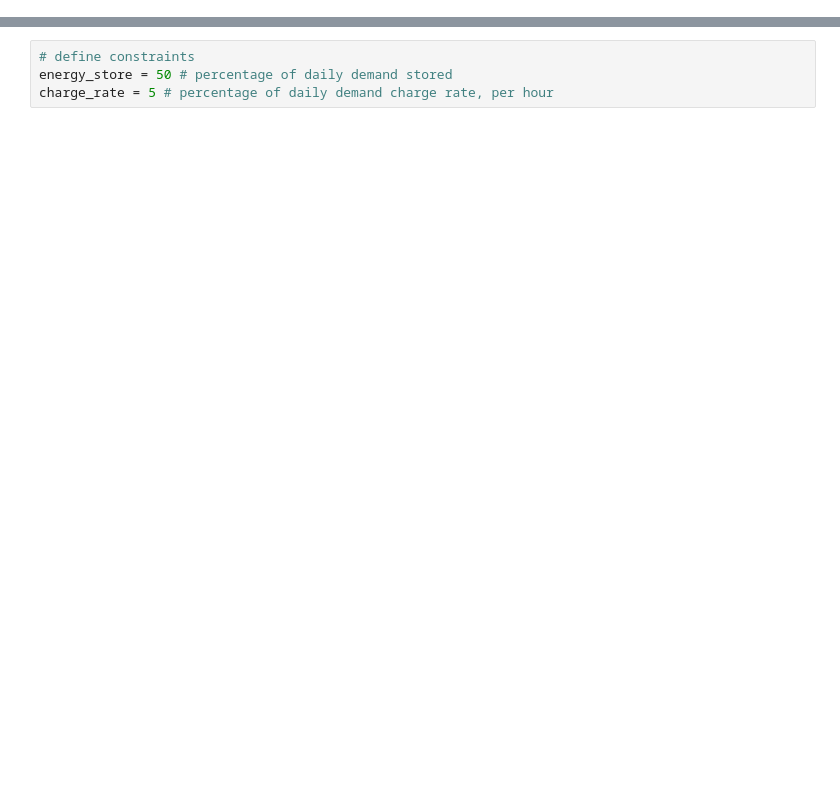
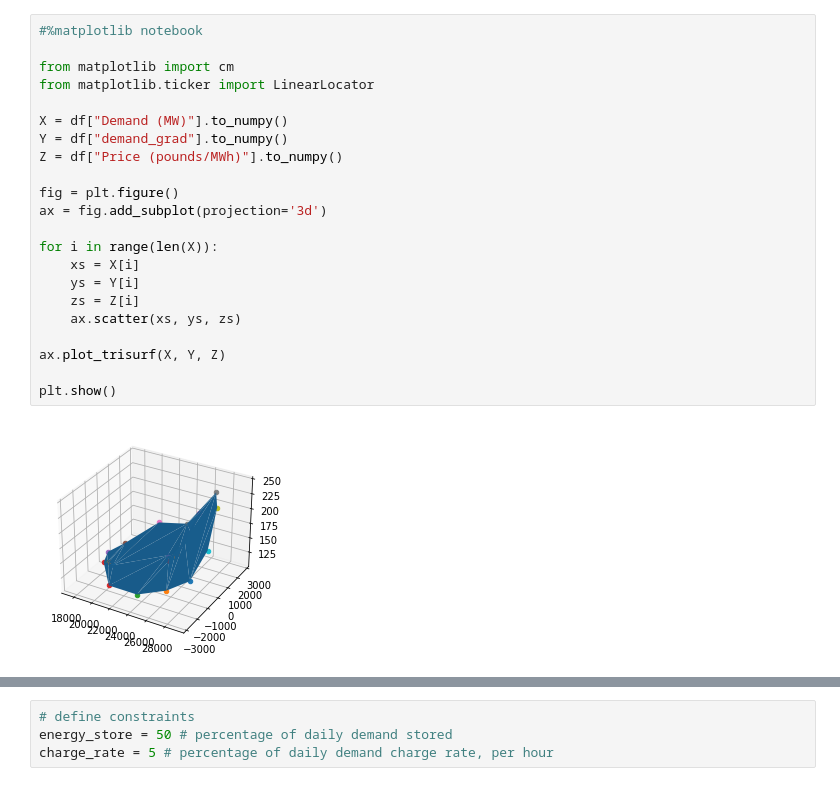
Before and after one commit to o-gent/uk-grid-analysis, a Jupyter notebook: model.ipynb, the cells around one changed output, grey strips where cells are left out. Cells and saved outputs as stored; diff of their text form; blank space fills up the shorter version.

```diff
--- a/model.ipynb
+++ b/model.ipynb
@@ -17,0 +38,24 @@ plt.show()
+# %%
+#%matplotlib notebook
+
+from matplotlib import cm
+from matplotlib.ticker import LinearLocator
+
+X = df["Demand (MW)"].to_numpy()
+Y = df["demand_grad"].to_numpy()
+Z = df["Price (pounds/MWh)"].to_numpy()
+
+fig = plt.figure()
+ax = fig.add_subplot(projection='3d')
+
+for i in range(len(X)):
+    xs = X[i]
+    ys = Y[i]
+    zs = Z[i]
+    ax.scatter(xs, ys, zs)
+
+ax.plot_trisurf(X, Y, Z)
+
+plt.show()
+# %% [output]
+[figure, added]
```
Also changed, not shown: parts of 17 cells of this notebook, 1 other file.
